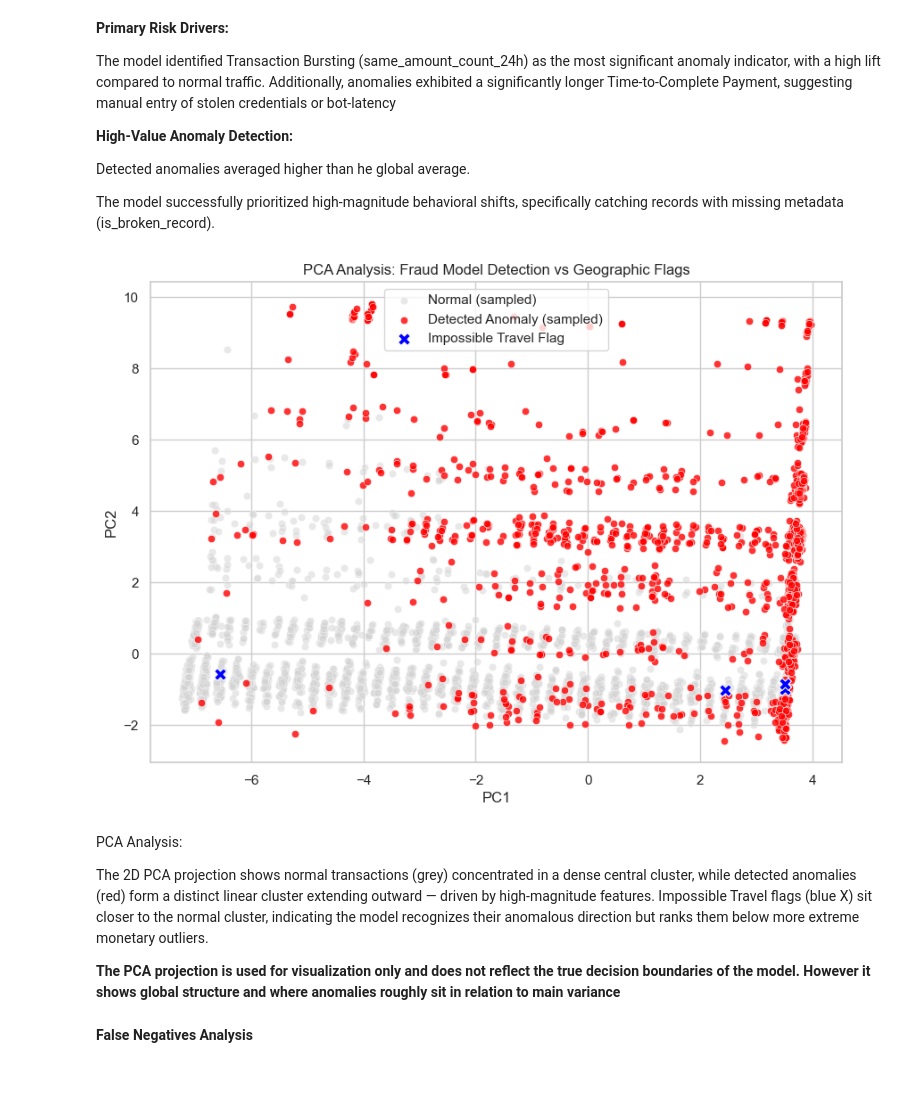
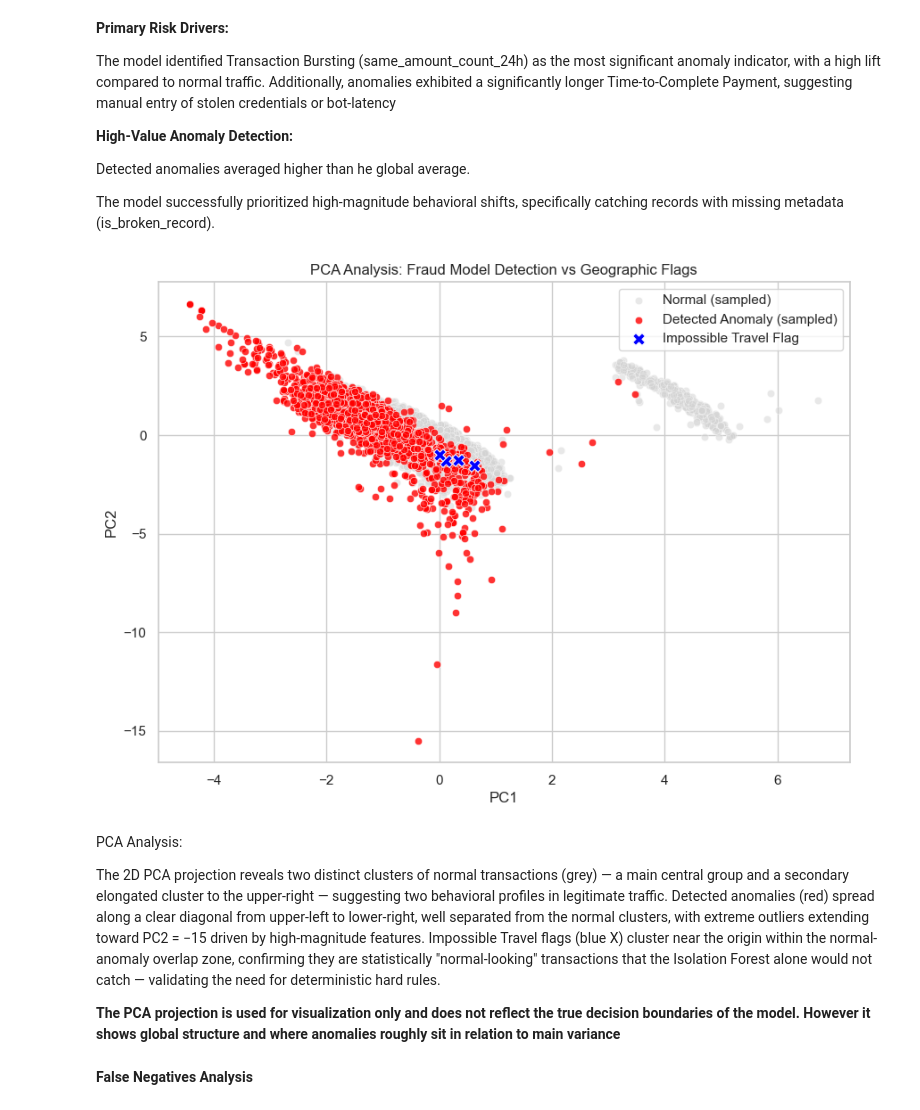
Before and after one commit to yaelmagen/fraud-detection, a Jupyter notebook: Nuvei_fraud.ipynb, the cells around one changed output. Cells and saved outputs as stored; diff of their text form; code cells hidden in the pictures; blank space fills up the shorter version.

Commit message:
changes in notebook add model that saved in notebook

```diff
--- a/Nuvei_fraud.ipynb
+++ b/Nuvei_fraud.ipynb
@@ -981,43 +989,42 @@ The model successfully prioritized high-magnitude behavioral shifts, specificall
 # %%
 from sklearn.decomposition import PCA
 from sklearn.preprocessing import StandardScaler
+import warnings
+with warnings.catch_warnings():
+  warnings.simplefilter("ignore", RuntimeWarning)
 
 X_train_proc = pipeline.named_steps['preprocessor'].transform(train_df)
 X_test_proc = pipeline.named_steps['preprocessor'].transform(test_df)
 
-scaler = StandardScaler()
-scaler.fit(X_train_proc)
-scaler.scale_ = np.where(scaler.scale_ == 0, 1, scaler.scale_)
-X_scaled = scaler.transform(X_test_proc)
-X_scaled = np.nan_to_num(X_scaled, nan=0.0, posinf=0.0, neginf=0.0)
-X_scaled = np.clip(X_scaled, -10, 10)
+pca_scaler = StandardScaler()
+X_scaled = pca_scaler.fit_transform(X_test_proc)
 
 pca = PCA(n_components=2)
 pca_results = pca.fit_transform(X_scaled)
 
 pca_df = pd.DataFrame(pca_results, columns=['PC1', 'PC2'])
 pca_df['is_anomaly'] = test_df['is_anomaly'].values
 pca_df['is_impossible_travel'] = test_df['is_impossible_travel'].values
 
 # Sample all categories for cleaner visualization
 normal = pca_df[pca_df['is_anomaly'] == 0].sample(n=min(5000, len(pca_df[pca_df['is_anomaly'] == 0])), random_state=42)
 anomalies = pca_df[pca_df['is_anomaly'] == 1].sample(n=min(5000, len(pca_df[pca_df['is_anomaly'] == 1])), random_state=42)
 flags = pca_df[pca_df['is_impossible_travel'] == 1]
 
 plt.figure(figsize=(10, 7))
 sns.scatterplot(data=normal, x='PC1', y='PC2', color='lightgrey', alpha=0.5, label='Normal (sampled)')
 sns.scatterplot(data=anomalies, x='PC1', y='PC2', color='red', alpha=0.8, label='Detected Anomaly (sampled)')
 sns.scatterplot(data=flags, x='PC1', y='PC2', color='blue', marker='X', s=100, label='Impossible Travel Flag')
 
 plt.title('PCA Analysis: Fraud Model Detection vs Geographic Flags')
 plt.legend()
 plt.show()
 # %% [output]
-[figure, old version]
+[figure, new version]
 # %% [markdown]
 PCA Analysis:
 
-The 2D PCA projection shows normal transactions (grey) concentrated in a dense central cluster, while detected anomalies (red) form a distinct linear cluster extending outward — driven by high-magnitude features. Impossible Travel flags (blue X) sit closer to the normal cluster, indicating the model recognizes their anomalous direction but ranks them below more extreme monetary outliers.
+The 2D PCA projection reveals two distinct clusters of normal transactions (grey) — a main central group and a secondary elongated cluster to the upper-right — suggesting two behavioral profiles in legitimate traffic. Detected anomalies (red) spread along a clear diagonal from upper-left to lower-right, well separated from the normal clusters, with extreme outliers extending toward PC2 = −15 driven by high-magnitude features. Impossible Travel flags (blue X) cluster near the origin within the normal-anomaly overlap zone, confirming they are statistically "normal-looking" transactions that the Isolation Forest alone would not catch — validating the need for deterministic hard rules.
 
 **The PCA projection is used for visualization only and does not reflect the true decision boundaries of the model. However it shows global structure and where anomalies roughly sit in relation to main variance**
 # %% [markdown]
```
Also changed, not shown: parts of 25 cells of this notebook, 22 other files.
